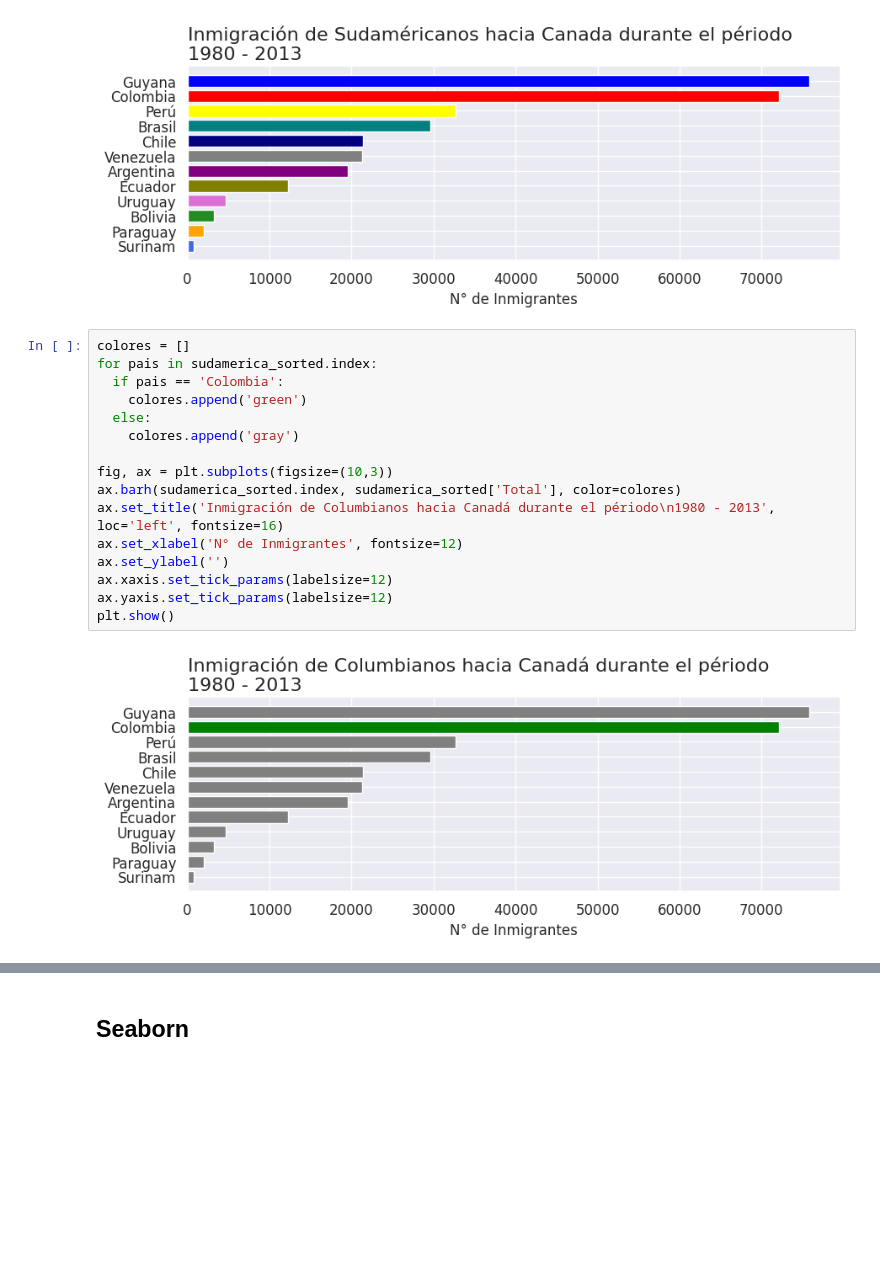
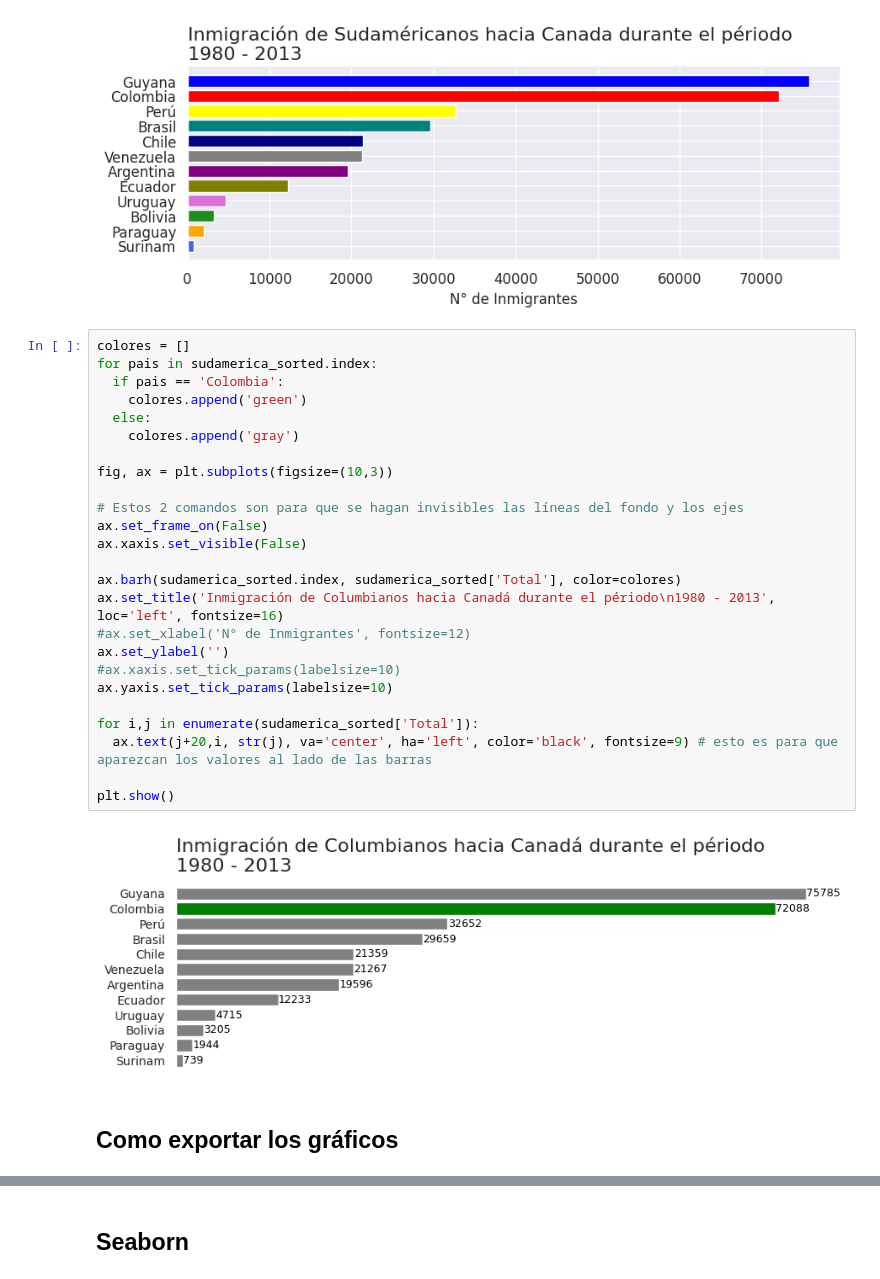
Before and after one commit to Nataliahfk/visualizacion_datos_graficos_python, a Jupyter notebook: visualizacion_de_datos_con_graficos_python.ipynb, the cells around one changed output, grey strips where cells are left out. Cells and saved outputs as stored; diff of their text form; blank space fills up the shorter version.

```diff
--- a/visualizacion_de_datos_con_graficos_python.ipynb
+++ b/visualizacion_de_datos_con_graficos_python.ipynb
@@ -569,18 +569,29 @@ plt.show()
 # %%
 colores = []
 for pais in sudamerica_sorted.index:
   if pais == 'Colombia':
     colores.append('green')
   else:
     colores.append('gray')
 
 fig, ax = plt.subplots(figsize=(10,3))
+
+# Estos 2 comandos son para que se hagan invisibles las líneas del fondo y los ejes
+ax.set_frame_on(False)
+ax.xaxis.set_visible(False)
+
 ax.barh(sudamerica_sorted.index, sudamerica_sorted['Total'], color=colores)
 ax.set_title('Inmigración de Columbianos hacia Canadá durante el périodo\n1980 - 2013', loc='left', fontsize=16)
-ax.set_xlabel('N° de Inmigrantes', fontsize=12)
+#ax.set_xlabel('N° de Inmigrantes', fontsize=12)
 ax.set_ylabel('')
-ax.xaxis.set_tick_params(labelsize=12)
-ax.yaxis.set_tick_params(labelsize=12)
+#ax.xaxis.set_tick_params(labelsize=10)
+ax.yaxis.set_tick_params(labelsize=10)
+
+for i,j in enumerate(sudamerica_sorted['Total']):
+  ax.text(j+20,i, str(j), va='center', ha='left', color='black', fontsize=9) # esto es para que aparezcan los valores al lado de las barras
+
 plt.show()
 # %% [output]
-[figure, old version]
+[figure, new version]
+# %% [markdown]
+## Como exportar los gráficos
```
Also changed, not shown: parts of 2 cells of this notebook.
